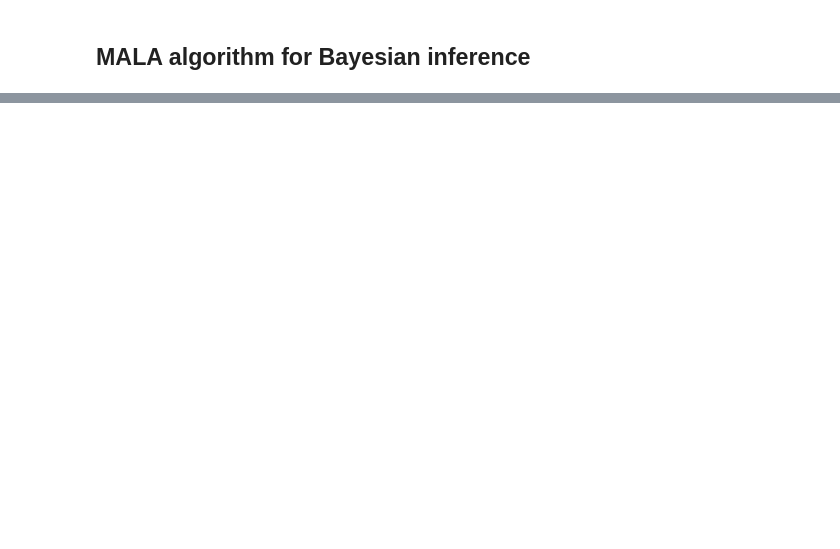
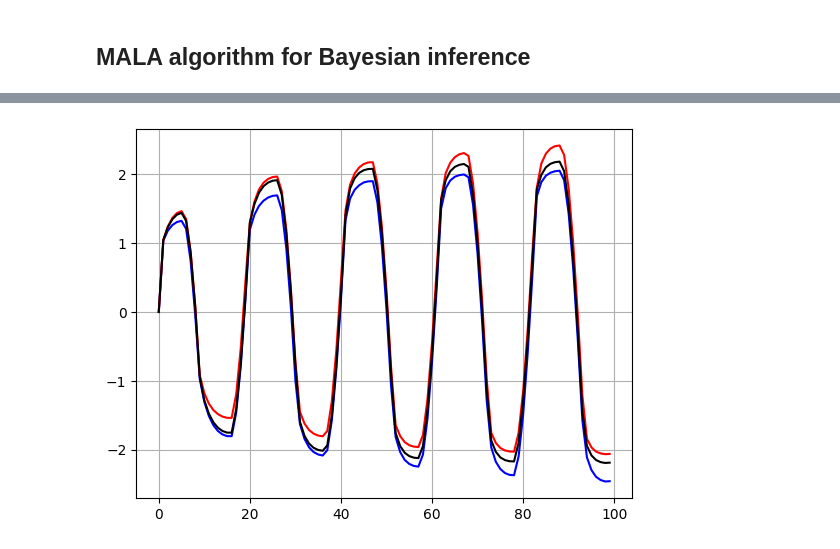
Before and after one commit to kerfriden/jax_constitutive_law, a Jupyter notebook: jax_cl_3.ipynb, the cells around one changed output, grey strips where cells are left out. Drawn from its saved outputs; the diff is of its cells as text; code cells hidden in the pictures; blank space fills up the shorter version.

```diff
--- a/jax_cl_3.ipynb
+++ b/jax_cl_3.ipynb
@@ -2231,6 +2226,14 @@ def sample_theta(space, key, n=1):
     return jnp.concatenate(thetas, axis=-1) if thetas else jnp.zeros((n, 0), dtype=jnp.float32)
 # %% [markdown]
 ## Loss
+# %%
+# --- generic loss function with parameter unpacking (vectorised to dictionary) --
+@partial(jax.jit, static_argnames=("simulate_and_loss",))
+def unpack_and_loss(theta,simulate_and_loss):
+    # keep numerically away from exact bounds
+    theta = project_theta(space, theta)
+    params = to_params(space, theta)
+    return simulate_and_loss(params)
 # %%
 # --- declare frozen + active (bounds + scale). Omit values in init_params to use interval midpoints ---
 init_params = {
@@ -2439,4 +2412,28 @@ MALA acceptance rate: 0.7780000567436218
 # %%
+# -------------------- Convenience utilities --------------------
+def map_to_params(space, thetas):
+    """Vectorize θ -> projected θ -> physical params dict (PyTree of arrays)."""
+    proj = jax.vmap(lambda th: project_theta(space, th))(thetas)
+    params_list = jax.vmap(lambda th: to_params(space, th))(proj)  # PyTree with leading dim N
+    return params_list
+
+def posterior_param_summary(space, thetas):
+    """
+    Compute posterior mean and 5/95 percentiles in parameter space.
+    Returns a dict: {name: (mean, p05, p95)}. Each entry can be scalar or array.
+    """
+    params_list = map_to_params(space, thetas)  # PyTree of arrays with shape [N, ...]
+    def _summ(x):
+        mean = jnp.mean(x, axis=0)
+        # jnp.percentile in recent JAX uses 'method' arg; 'linear' still OK.
+        p05  = jnp.percentile(x, 5.0, axis=0, method="linear")
+        p95  = jnp.percentile(x, 95.0, axis=0, method="linear")
+        return (mean, p05, p95)
+
+    # Use jax.tree.map (or jtu.tree_map) instead of deprecated jax.tree_map
+    return jax.tree.map(_summ, params_list)
+    # OR: return jtu.tree_map(_summ, params_list)
+
 def posterior_predictive_sigma11(thetas):
     """
     Generate predictive mean and 5/95 bands for σ11(t) using forward_sigma11.
@@ -2453,9 +2450,10 @@ def posterior_predictive_sigma11(thetas):
     p95  = jnp.percentile(preds, 95.0, axis=0, method="linear")
     return mean, p05, p95, preds
 
-if 0:
+if 1:
     # Posterior summaries in parameter space (dict: name -> (mean, p05, p95))
     param_summ = posterior_param_summary(space, samples)
+    #print("param_summ",param_summ['b'])
 
     # Predictive band for σ11(t)
     sigma_mean, sigma_p05, sigma_p95, sigma_samples = posterior_predictive_sigma11(samples)
@@ -2480,0 +2485,7 @@ plt.show()
+# %%
+plt.plot(sigma_p05,'blue')
+plt.plot(sigma_p95,'red')
+plt.plot(sigma_xx_obs,'black')
+plt.grid()
+# %% [output]
+[figure, added]
```
Also changed, not shown: parts of 15 cells of this notebook.
